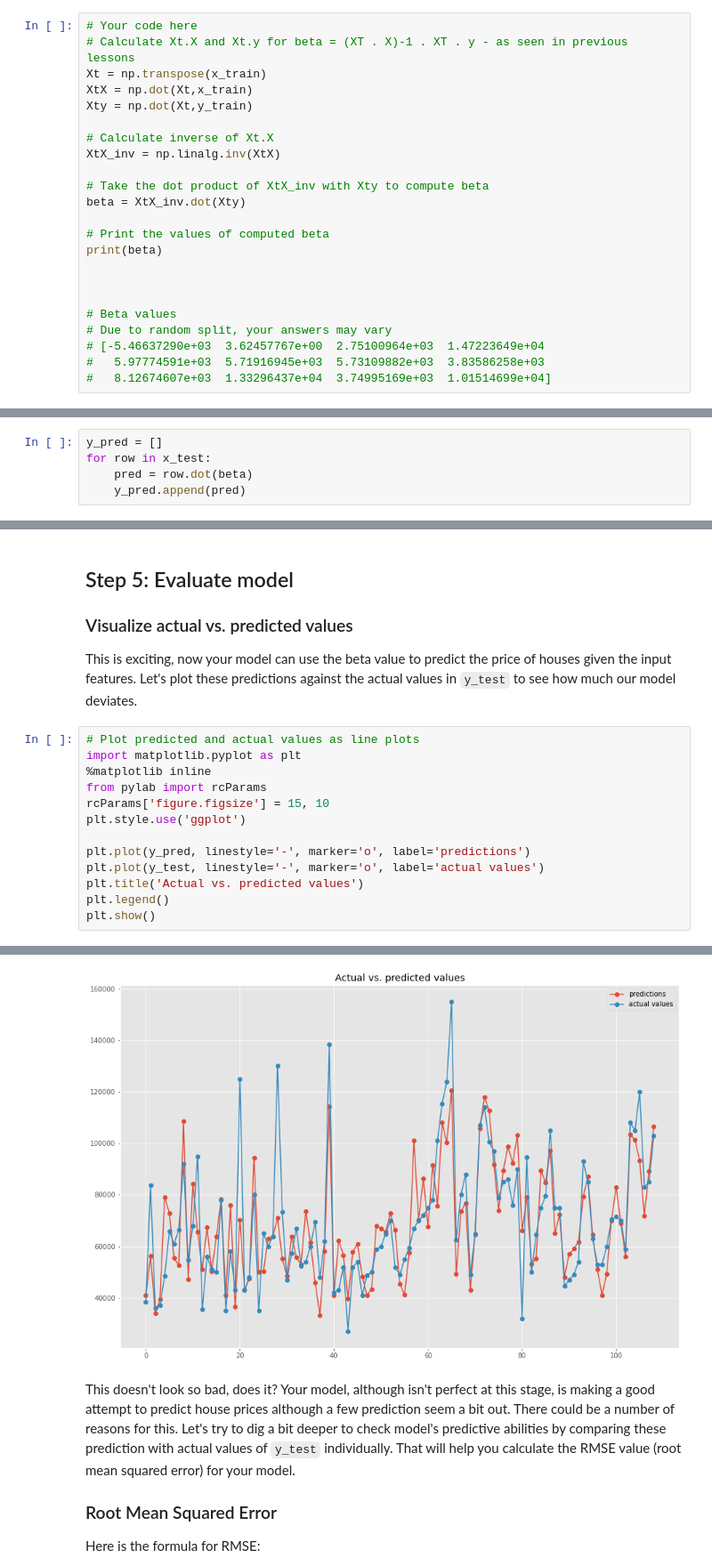
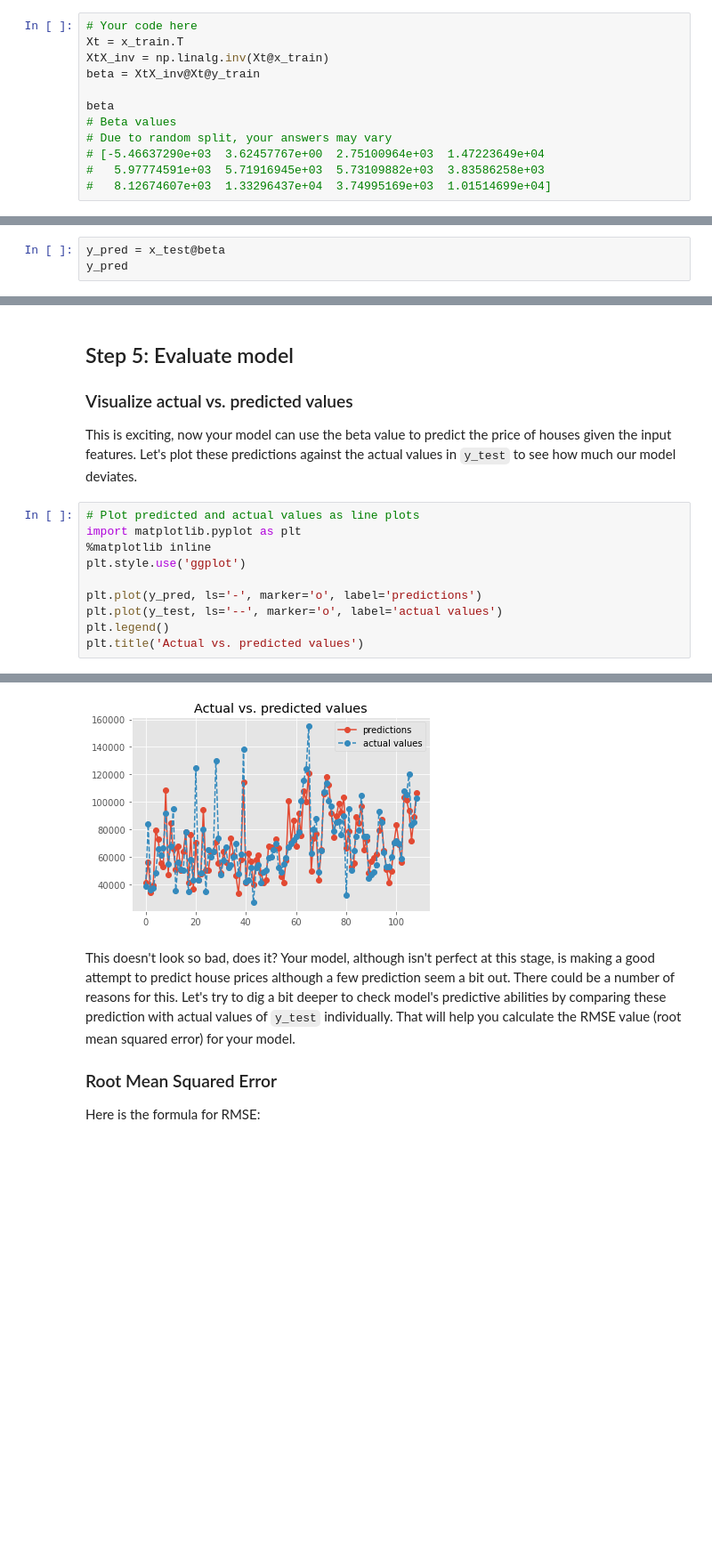
Before and after one commit to ghcn345/dsc-linalg-regression-lab, a Jupyter notebook: index.ipynb, the cells around one changed output, grey strips where cells are left out. Shown at 89% size. Cells and saved outputs as stored; diff of their text form; blank space fills up the shorter version.

```diff
--- a/index.ipynb
+++ b/index.ipynb
@@ -159,22 +154,11 @@ With $X$ and $y$ in place, you can now compute your beta values with $x_\text{tr
 * Print your beta values
 # %%
 # Your code here
-# Calculate Xt.X and Xt.y for beta = (XT . X)-1 . XT . y - as seen in previous lessons
-Xt = np.transpose(x_train)
-XtX = np.dot(Xt,x_train)
-Xty = np.dot(Xt,y_train)
+Xt = x_train.T
+XtX_inv = np.linalg.inv(Xt@x_train)
+beta = XtX_inv@Xt@y_train
 
-# Calculate inverse of Xt.X
-XtX_inv = np.linalg.inv(XtX)
-
-# Take the dot product of XtX_inv with Xty to compute beta
-beta = XtX_inv.dot(Xty)
-
-# Print the values of computed beta
-print(beta)
-
-
-
+beta
 # Beta values
 # Due to random split, your answers may vary
 # [-5.46637290e+03  3.62457767e+00  2.75100964e+03  1.47223649e+04
@@ -195,7 +179,5 @@ $\hat{y} = x\beta = \beta_0 + \beta_1 x_1 +  \beta_2 x_2 + \ldots + \beta_m x_m
 * Append the predictions to `y_pred`
 * Print the new set of predictions
 # %%
-y_pred = []
-for row in x_test:
-    pred = row.dot(beta)
-    y_pred.append(pred)
+y_pred = x_test@beta
+y_pred
@@ -208,13 +208,10 @@ This is exciting, now your model can use the beta value to predict the price of
 # Plot predicted and actual values as line plots
 import matplotlib.pyplot as plt
 %matplotlib inline
-from pylab import rcParams
-rcParams['figure.figsize'] = 15, 10
 plt.style.use('ggplot')
 
-plt.plot(y_pred, linestyle='-', marker='o', label='predictions')
-plt.plot(y_test, linestyle='-', marker='o', label='actual values')
+plt.plot(y_pred, ls='-', marker='o', label='predictions')
+plt.plot(y_test, ls='--', marker='o', label='actual values')
+plt.legend()
 plt.title('Actual vs. predicted values')
-plt.legend()
-plt.show()
 # %% [output]
@@ -221,4 +219,4 @@ plt.show()
-[figure, old version]
+[figure, new version]
 # %% [markdown]
 This doesn't look so bad, does it? Your model, although isn't perfect at this stage, is making a good attempt to predict house prices although a few prediction seem a bit out. There could be a number of reasons for this. Let's try to dig a bit deeper to check model's predictive abilities by comparing these prediction with actual values of `y_test` individually. That will help you calculate the RMSE value (root mean squared error) for your model.
 
```
Also changed, not shown: parts of 9 cells of this notebook.
